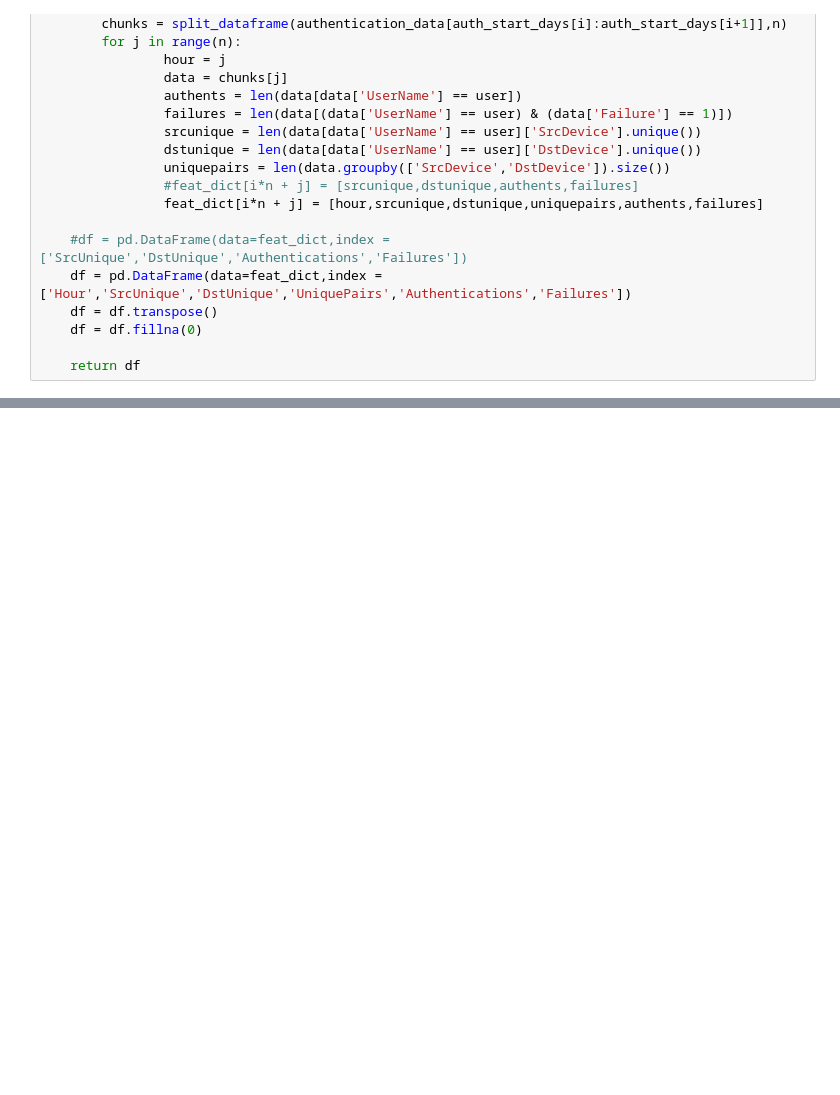
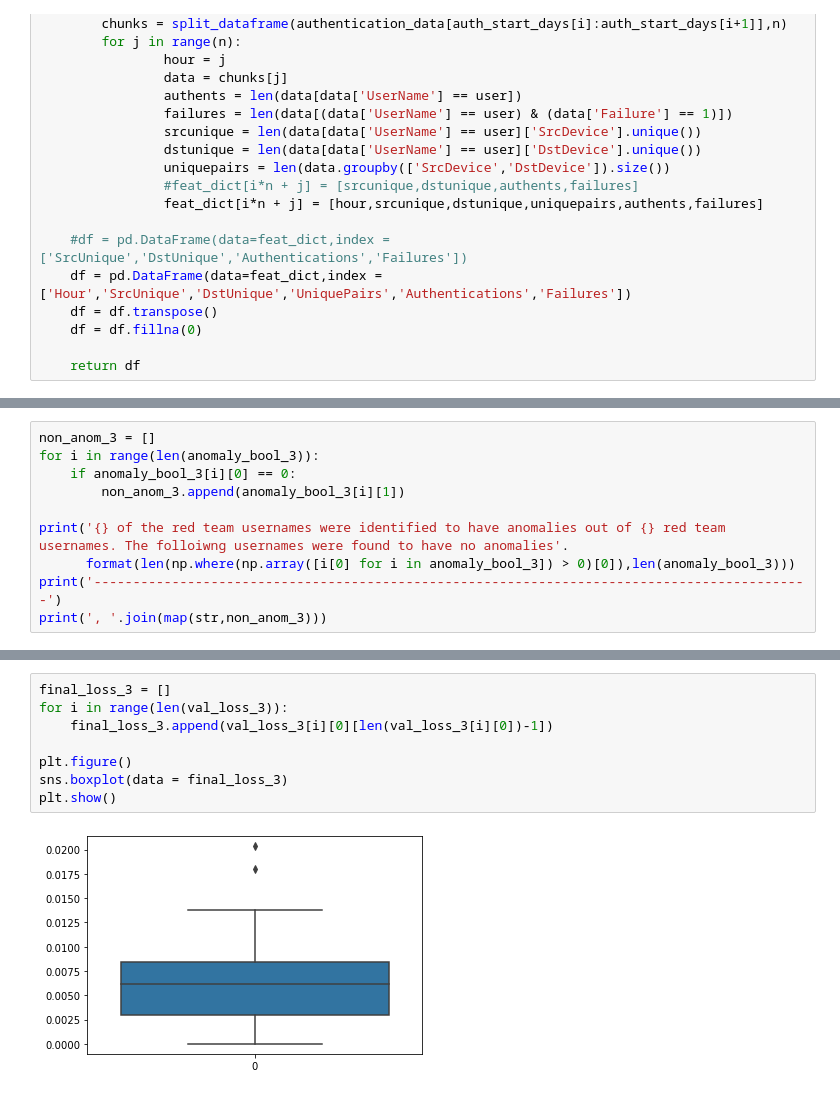
Before and after one commit to gabejg/Advanced-Cyber-Analytics-for-Attack-Detection, a Jupyter notebook: Anomaly Detection/Anomaly Detection.ipynb, the cells around one changed output, grey strips where cells are left out. Cells and saved outputs as stored; diff of their text form; blank space fills up the shorter version.

```diff
--- a/Anomaly Detection/Anomaly Detection.ipynb
+++ b/Anomaly Detection/Anomaly Detection.ipynb
@@ -1232,0 +1396,10 @@ plt.show()
+# %%
+non_anom_3 = []
+for i in range(len(anomaly_bool_3)):
+    if anomaly_bool_3[i][0] == 0:
+        non_anom_3.append(anomaly_bool_3[i][1])
+
+print('{} of the red team usernames were identified to have anomalies out of {} red team usernames. The folloiwng usernames were found to have no anomalies'.
+      format(len(np.where(np.array([i[0] for i in anomaly_bool_3]) > 0)[0]),len(anomaly_bool_3)))
+print('--------------------------------------------------------------------------------------------')
+print(', '.join(map(str,non_anom_3)))
@@ -1232,0 +1415,10 @@ plt.show()
+# %%
+final_loss_3 = []
+for i in range(len(val_loss_3)):
+    final_loss_3.append(val_loss_3[i][0][len(val_loss_3[i][0])-1])
+
+plt.figure()
+sns.boxplot(data = final_loss_3)
+plt.show()
+# %% [output]
+[figure, added]
```
Also changed, not shown: parts of 25 cells of this notebook, 4 other files.
